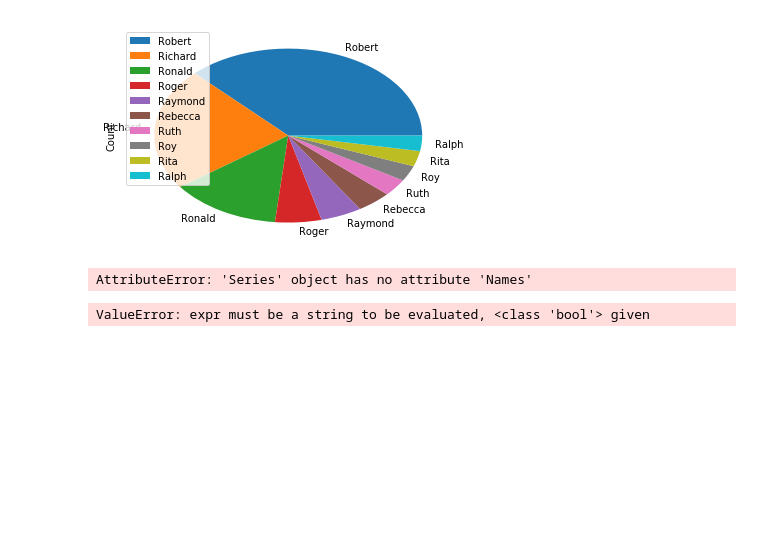
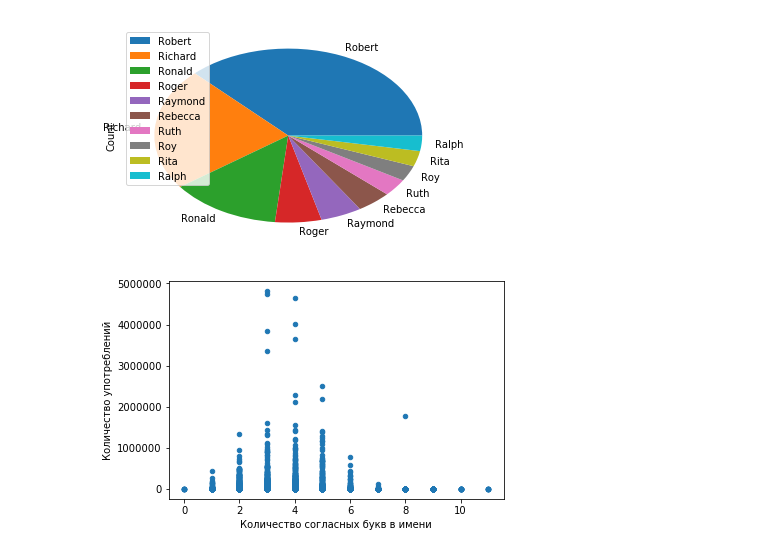
Before and after one commit to belousov-mikhail/Netology, a Jupyter notebook: Netology42/visualization.ipynb, the cells around one changed output. Cells and saved outputs as stored; diff of their text form; code cells hidden in the pictures; blank space fills up the shorter version.

```diff
--- a/Netology42/visualization.ipynb
+++ b/Netology42/visualization.ipynb
@@ -59,20 +59,18 @@ names_dynamics_pie(1950, 'R', 10)
 #Т.е. необходимо сложить всю статистику с 1900 до 2000, сгруппировать по именам, посчитать количество
 #согласных букв в каждом имени и вывести на график отношение "Количество согласных букв в имени" : "Количество употреблений".
 
-def consonants_dynamcis (years):
+def consonants_dynamics (years):
     names_by_year = {}
     for year in years:
         names_by_year[year] = pd.read_csv(PATH+"\\yob{}.txt".format(year), names =['Names', 'Gender', 'Count'])
     names_all = pd.concat(names_by_year, names=['Year', 'Pos'])
-    dynamics = names_all.groupby('Names').sum().sort_values(by='Count', ascending=False).unstack('Names')
-    dynamics['Consonants'] = dynamics.apply(count_vowels(dynamics.Names), axis = 1)
-    return dynamics.head(10)
-
-def count_vowels (name):
-    vowels = re.compile('A|E|I|O|U|a|e|i|o|u')
-    return len(name) - len (vowels.findall(name))
+    dynamics = names_all.groupby('Names', as_index=False).sum().sort_values(by='Count', ascending=False)
+    pattern = 'A|E|I|O|U|a|e|i|o|u'
+    dynamics['Consonants'] = dynamics['Names'].str.len() - dynamics['Names'].str.count(pattern)
+    dynamics.plot.scatter(x='Consonants', y='Count')
+    plt.xlabel('Количество согласных букв в имени')
+    plt.ylabel('Количество употреблений')
 # %%
-a = consonants_dynamcis(i for i in range (1900, 2001, 10))
-a
+consonants_dynamics(i for i in range (1900, 2001, 1))
 # %% [output]
-AttributeError: 'Series' object has no attribute 'Names'
+[figure, added]
@@ -90,4 +76,0 @@ def names_dynamics_pie2(year, letter, count):
-# %%
-names_dynamics_pie2 (1950, 'R', 10)
-# %% [output]
-ValueError: expr must be a string to be evaluated, <class 'bool'> given
```
Also changed, not shown: parts of 2 cells of this notebook.
